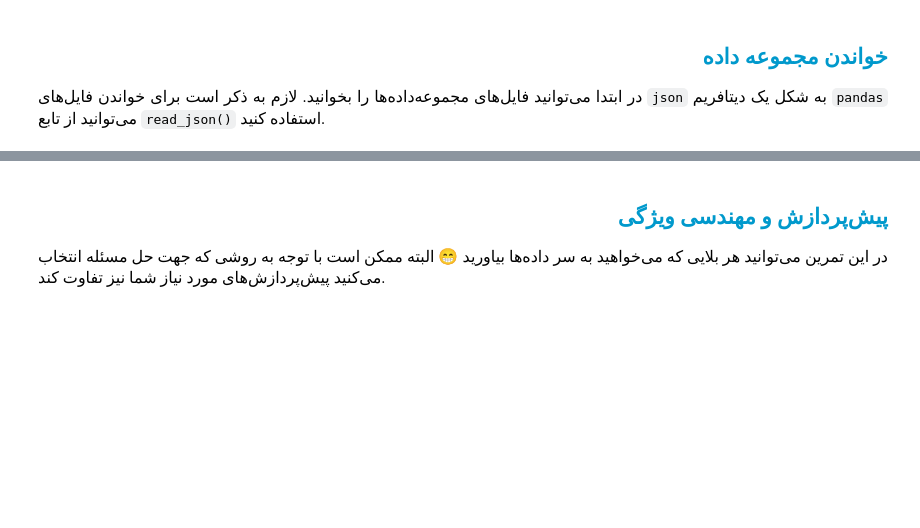
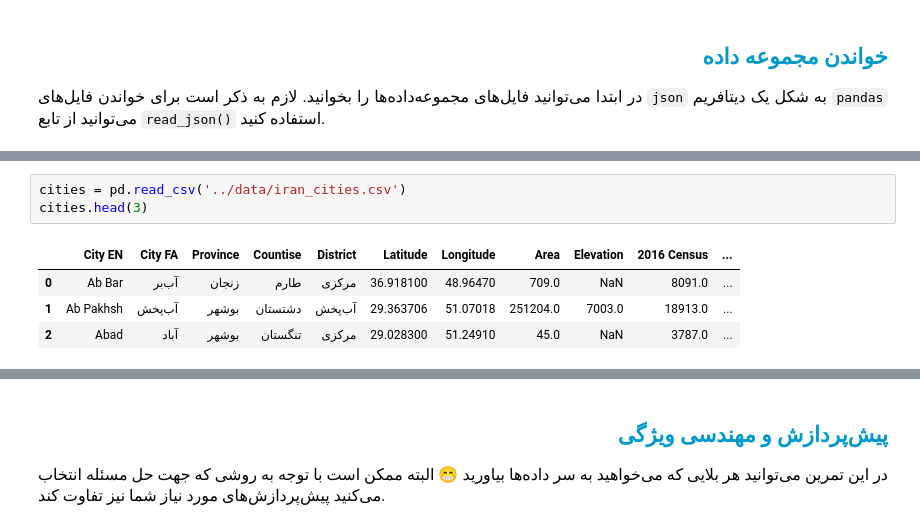
Before and after one commit to AliFazelniya/Quera-Machine-Learning-Jump, a Jupyter notebook: 9. Project 2/Part 4/search_suggestion_2/notebook/auto_suggest.ipynb, the cells around one changed output, grey strips where cells are left out. Saved outputs shown, nothing was run; the diff lists cells and outputs as text; blank space fills up the shorter version.

```diff
--- a/9. Project 2/Part 4/search_suggestion_2/notebook/auto_suggest.ipynb
+++ b/9. Project 2/Part 4/search_suggestion_2/notebook/auto_suggest.ipynb
@@ -124,0 +146,8 @@ data.head()
+# %%
+cities = pd.read_csv('../data/iran_cities.csv')
+cities.head(3)
+# %% [output]
+|  | City EN | City FA | Province | Countise | District | Latitude | Longitude | Area | Elevation | 2016 Census | ... |
+| 0 | Ab Bar | آب‌بر | زنجان | طارم | مرکزی | 36.918100 | 48.96470 | 709.0 | NaN | 8091.0 | ... |
+| 1 | Ab Pakhsh | آب‌پخش | بوشهر | دشتستان | آب‌پخش | 29.363706 | 51.07018 | 251204.0 | 7003.0 | 18913.0 | ... |
+| 2 | Abad | آباد | بوشهر | تنگستان | مرکزی | 29.028300 | 51.24910 | 45.0 | NaN | 3787.0 | ... |
```
Also changed, not shown: parts of 10 cells of this notebook, 24 other files.
